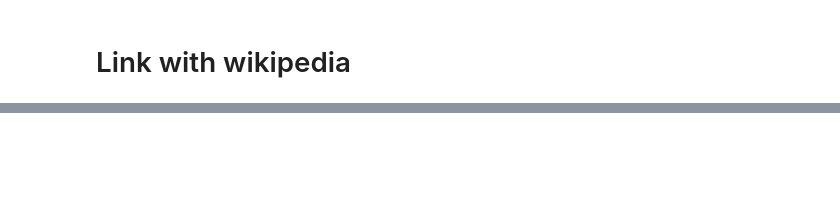
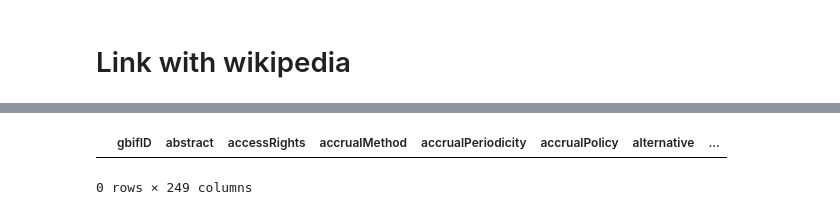
Before and after one commit to dataforgoodfr/batch8_ceebios, a Jupyter notebook: notebooks/20200927 - Exploration of the MNHN mammals dataset.ipynb, the cells around one changed output, grey strips where cells are left out. Drawn from its saved outputs; the diff is of its cells as text; code cells hidden in the pictures; blank space fills up the shorter version.

```diff
--- a/notebooks/20200927 - Exploration of the MNHN mammals dataset.ipynb
+++ b/notebooks/20200927 - Exploration of the MNHN mammals dataset.ipynb
@@ -156,0 +191,5 @@ snake.
+# %%
+data.query("order=='Mysticeti'")
+# %% [output]
+|  | gbifID | abstract | accessRights | accrualMethod | accrualPeriodicity | accrualPolicy | alternative | ... |
+0 rows × 249 columns
```
Also changed, not shown: parts of 15 cells of this notebook, 4 other files.
